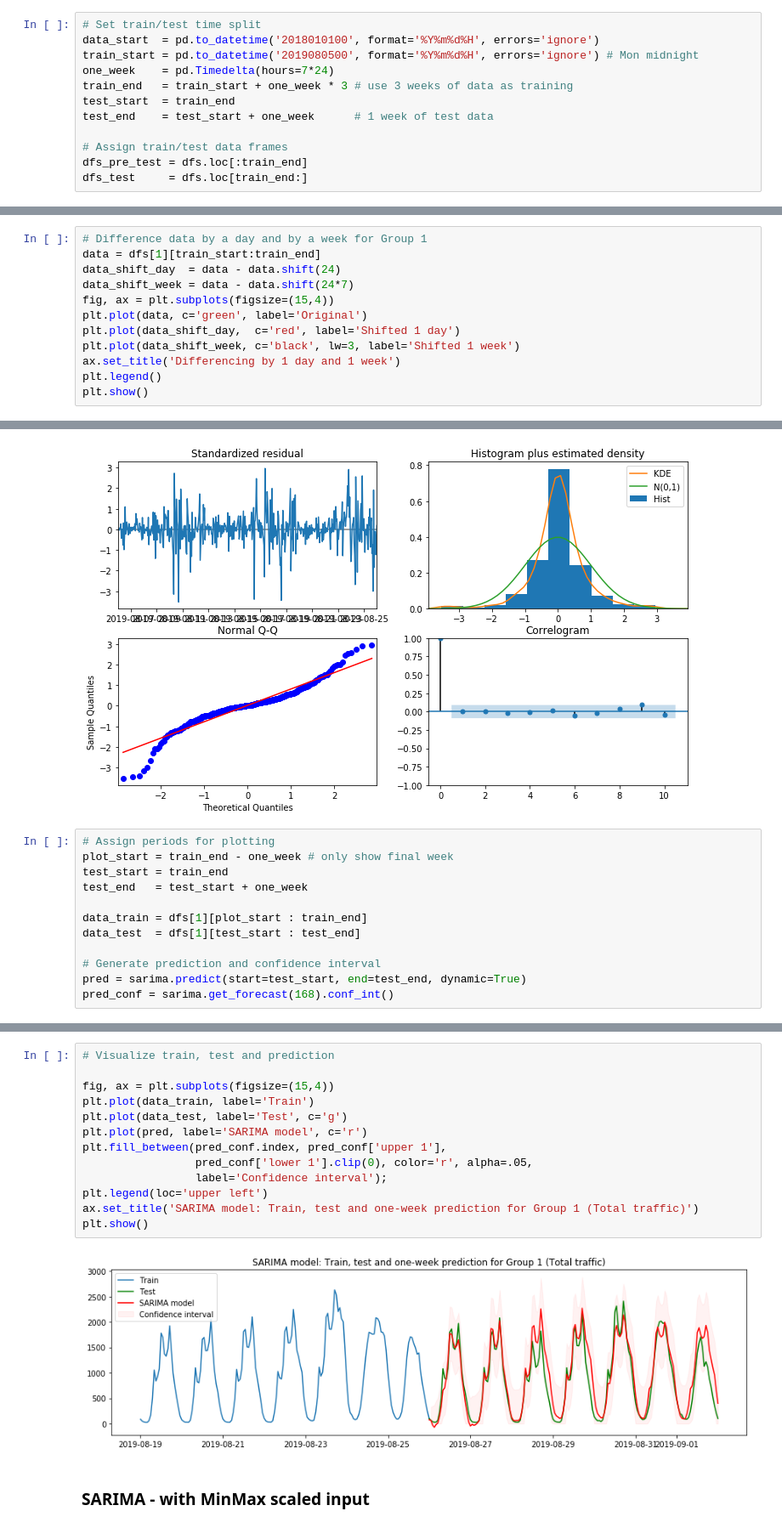
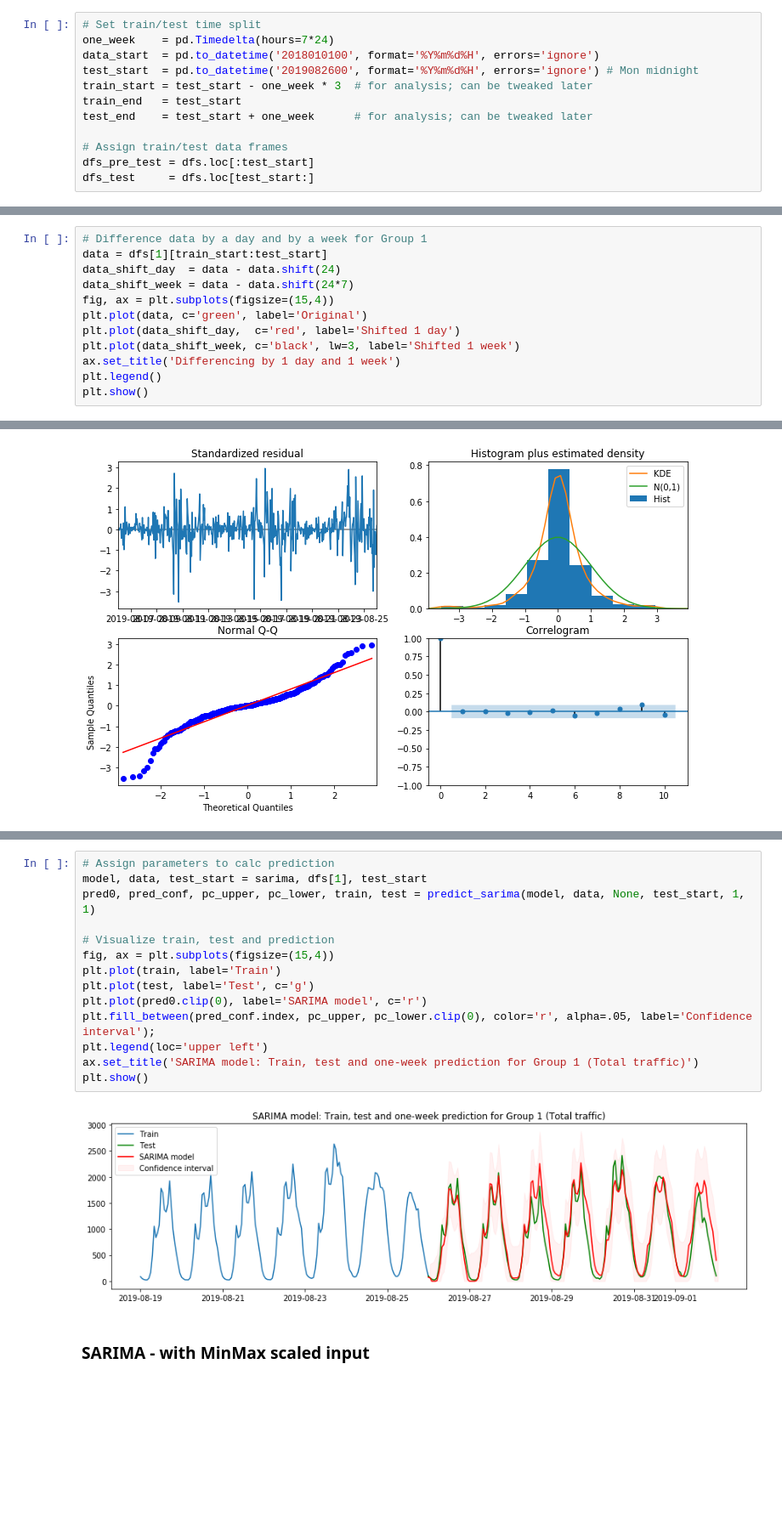
Before and after one commit to khairulomar/Melbourne_pedestrian, a Jupyter notebook: Melbourne_pedestrian.ipynb, the cells around one changed output, grey strips where cells are left out. Shown at 85% size. Saved outputs shown, nothing was run; the diff lists cells and outputs as text; blank space fills up the shorter version.

```diff
--- a/Melbourne_pedestrian.ipynb
+++ b/Melbourne_pedestrian.ipynb
@@ -571,16 +755,16 @@ dfs.head(3)
 ### Train-test split
 # %%
 # Set train/test time split
+one_week    = pd.Timedelta(hours=7*24)
 data_start  = pd.to_datetime('2018010100', format='%Y%m%d%H', errors='ignore')
-train_start = pd.to_datetime('2019080500', format='%Y%m%d%H', errors='ignore') # Mon midnight
-one_week    = pd.Timedelta(hours=7*24)
-train_end   = train_start + one_week * 3 # use 3 weeks of data as training
-test_start  = train_end
-test_end    = test_start + one_week      # 1 week of test data
+test_start  = pd.to_datetime('2019082600', format='%Y%m%d%H', errors='ignore') # Mon midnight
+train_start = test_start - one_week * 3  # for analysis; can be tweaked later
+train_end   = test_start
+test_end    = test_start + one_week      # for analysis; can be tweaked later
 
 # Assign train/test data frames
-dfs_pre_test = dfs.loc[:train_end]
-dfs_test     = dfs.loc[train_end:]
+dfs_pre_test = dfs.loc[:test_start]
+dfs_test     = dfs.loc[test_start:]
 # %% [markdown]
 ### Data decomposition & stationarity
 # %%
@@ -650,7 +834,7 @@ p-value for Group 3: 3.247904873115661e-30
 ### Seasonal differencing
 # %%
 # Difference data by a day and by a week for Group 1
-data = dfs[1][train_start:train_end]
+data = dfs[1][train_start:test_start]
 data_shift_day  = data - data.shift(24)
 data_shift_week = data - data.shift(24*7)
 fig, ax = plt.subplots(figsize=(15,4))
@@ -842,15 +1027,3 @@ Warnings:
 sarima.plot_diagnostics(figsize=(12,7));
 # %% [output]
 [figure]
-# %%
-# Assign periods for plotting
-plot_start = train_end - one_week # only show final week
-test_start = train_end
-test_end   = test_start + one_week
-
-data_train = dfs[1][plot_start : train_end]
-data_test  = dfs[1][test_start : test_end]
-
-# Generate prediction and confidence interval
-pred = sarima.predict(start=test_start, end=test_end, dynamic=True)
-pred_conf = sarima.get_forecast(168).conf_int()
@@ -870,17 +1064,18 @@ Name: 1, dtype: float64
 # %%
+# Assign parameters to calc prediction
+model, data, test_start = sarima, dfs[1], test_start
+pred0, pred_conf, pc_upper, pc_lower, train, test = predict_sarima(model, data, None, test_start, 1, 1)
+
 # Visualize train, test and prediction
-
 fig, ax = plt.subplots(figsize=(15,4))
-plt.plot(data_train, label='Train')
-plt.plot(data_test, label='Test', c='g')
-plt.plot(pred, label='SARIMA model', c='r')
-plt.fill_between(pred_conf.index, pred_conf['upper 1'],
-                 pred_conf['lower 1'].clip(0), color='r', alpha=.05,
-                 label='Confidence interval');
+plt.plot(train, label='Train')
+plt.plot(test, label='Test', c='g')
+plt.plot(pred0.clip(0), label='SARIMA model', c='r')
+plt.fill_between(pred_conf.index, pc_upper, pc_lower.clip(0), color='r', alpha=.05, label='Confidence interval');
 plt.legend(loc='upper left')
 ax.set_title('SARIMA model: Train, test and one-week prediction for Group 1 (Total traffic)')
 plt.show()
 # %% [output]
-[figure, old version]
+[figure, new version]
 # %% [markdown]
 ### SARIMA - with MinMax scaled input
```
Also changed, not shown: parts of 85 cells of this notebook.
